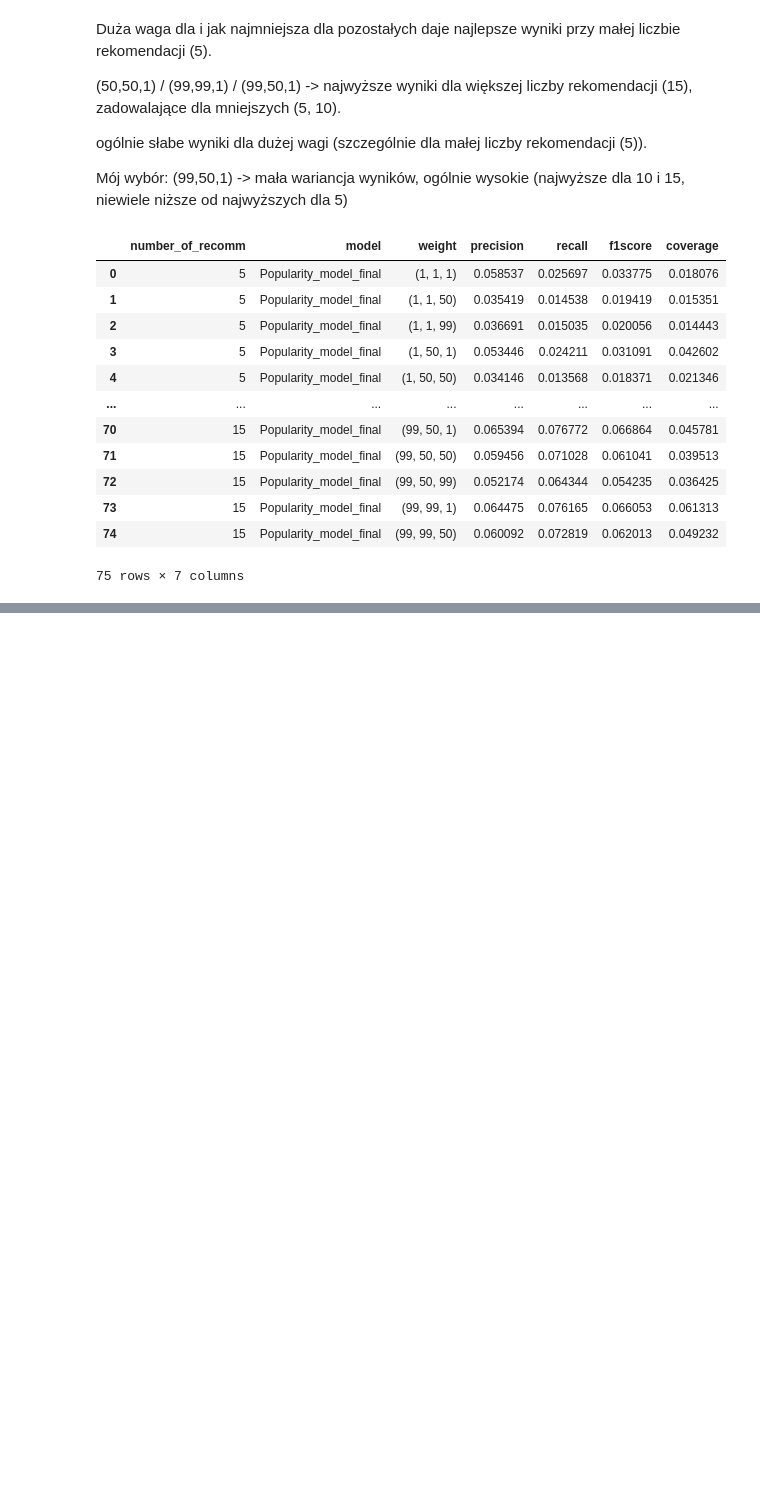
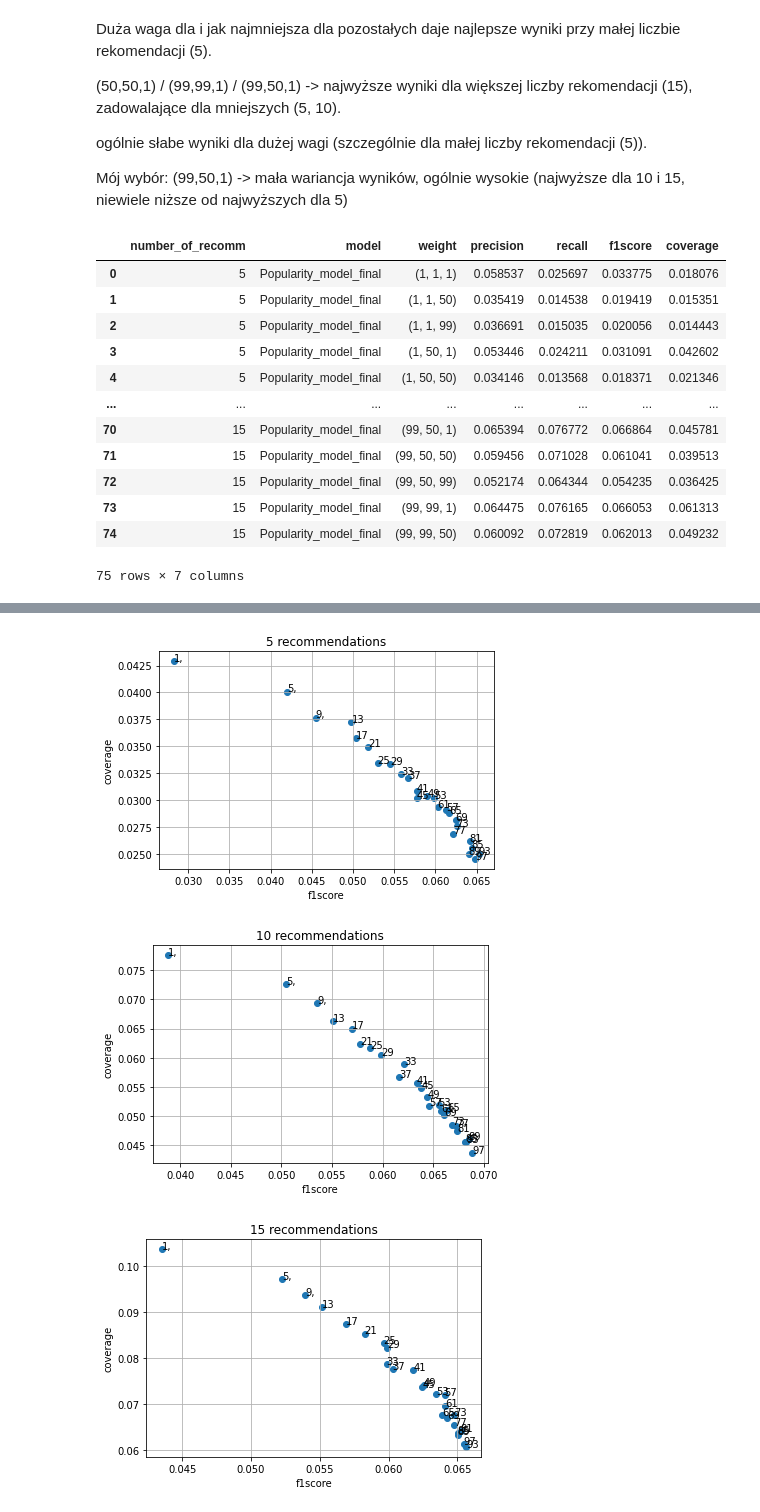
Before and after one commit to amakarewicz/RecommenderSystem, a Jupyter notebook: Piotr/model/period_test/MC_plots.ipynb, the cells around one changed output, grey strips where cells are left out. Cells and saved outputs as stored; diff of their text form; code cells hidden in the pictures; blank space fills up the shorter version.

```diff
--- a/Piotr/model/period_test/MC_plots.ipynb
+++ b/Piotr/model/period_test/MC_plots.ipynb
@@ -132,0 +140,8 @@ make_scatter(15,results_short,0.06,0.04,'f1score')
+# %%
+make_scatter(5,res_short_f,0,0,'f1score')
+make_scatter(10,res_short_f,0,0,'f1score')
+make_scatter(15,res_short_f,0,0,'f1score')
+# %% [output]
+[figure, added]
+[figure, added]
+[figure, added]
```
Also changed, not shown: parts of 4 cells of this notebook, 5 other files.
